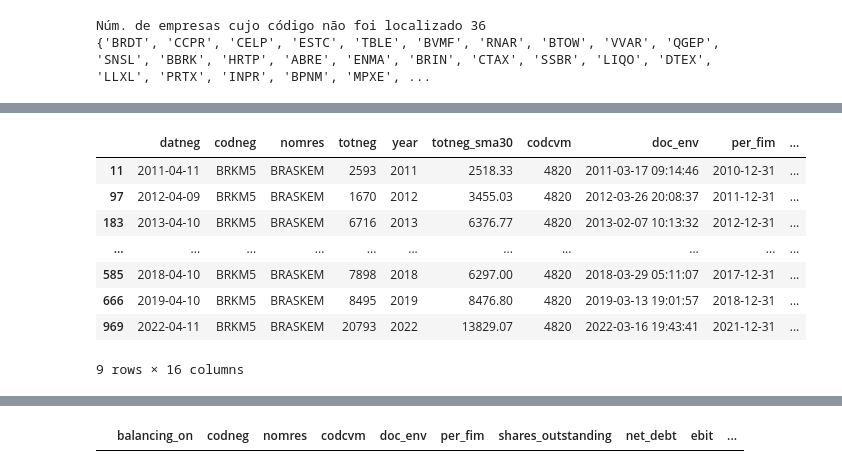
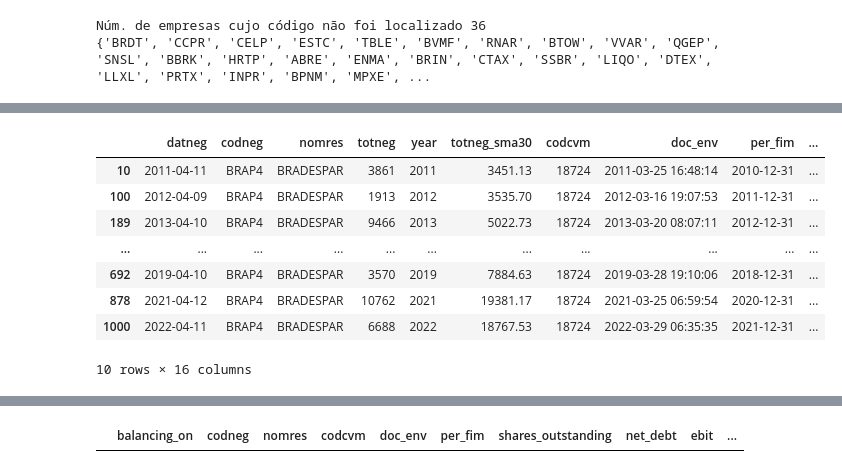
Before and after one commit to AlgebraQuant/MagicFormula, a Jupyter notebook: src/4_ranking_stocks.ipynb, the cells around one changed output, grey strips where cells are left out. Drawn from its saved outputs; the diff is of its cells as text; code cells hidden in the pictures.

```diff
--- a/src/4_ranking_stocks.ipynb
+++ b/src/4_ranking_stocks.ipynb
@@ -356,16 +356,16 @@ Number of companies available for backtesting 210
 # %%
 # Verificar erro no núm de ações na DFP da Braskem de 2012-03-14 09:48:31
-df_magic.query('codneg.str.startswith("BRKM")')
+df_magic.query('codneg.str.startswith("BRAP")')
 # %% [output]
 |  | datneg | codneg | nomres | totneg | year | totneg_sma30 | codcvm | doc_env | per_fim | ... |
-| 11 | 2011-04-11 | BRKM5 | BRASKEM | 2593 | 2011 | 2518.33 | 4820 | 2011-03-17 09:14:46 | 2010-12-31 | ... |
-| 97 | 2012-04-09 | BRKM5 | BRASKEM | 1670 | 2012 | 3455.03 | 4820 | 2012-03-26 20:08:37 | 2011-12-31 | ... |
-| 183 | 2013-04-10 | BRKM5 | BRASKEM | 6716 | 2013 | 6376.77 | 4820 | 2013-02-07 10:13:32 | 2012-12-31 | ... |
+| 10 | 2011-04-11 | BRAP4 | BRADESPAR | 3861 | 2011 | 3451.13 | 18724 | 2011-03-25 16:48:14 | 2010-12-31 | ... |
+| 100 | 2012-04-09 | BRAP4 | BRADESPAR | 1913 | 2012 | 3535.70 | 18724 | 2012-03-16 19:07:53 | 2011-12-31 | ... |
+| 189 | 2013-04-10 | BRAP4 | BRADESPAR | 9466 | 2013 | 5022.73 | 18724 | 2013-03-20 08:07:11 | 2012-12-31 | ... |
 | ... | ... | ... | ... | ... | ... | ... | ... | ... | ... | ... |
-| 585 | 2018-04-10 | BRKM5 | BRASKEM | 7898 | 2018 | 6297.00 | 4820 | 2018-03-29 05:11:07 | 2017-12-31 | ... |
-| 666 | 2019-04-10 | BRKM5 | BRASKEM | 8495 | 2019 | 8476.80 | 4820 | 2019-03-13 19:01:57 | 2018-12-31 | ... |
-| 969 | 2022-04-11 | BRKM5 | BRASKEM | 20793 | 2022 | 13829.07 | 4820 | 2022-03-16 19:43:41 | 2021-12-31 | ... |
+| 692 | 2019-04-10 | BRAP4 | BRADESPAR | 3570 | 2019 | 7884.63 | 18724 | 2019-03-28 19:10:06 | 2018-12-31 | ... |
+| 878 | 2021-04-12 | BRAP4 | BRADESPAR | 10762 | 2021 | 19381.17 | 18724 | 2021-03-25 06:59:54 | 2020-12-31 | ... |
+| 1000 | 2022-04-11 | BRAP4 | BRADESPAR | 6688 | 2022 | 18767.53 | 18724 | 2022-03-29 06:35:35 | 2021-12-31 | ... |
-9 rows × 16 columns
+10 rows × 16 columns
 # %%
 # O Livro fala em empresas com pelos menos USD 50 milhões de valor de mercado
 # Remover empresas com menos de R$ 250 milhões de valor de mercado
```
Also changed, not shown: parts of 18 cells of this notebook, 7 other files.
